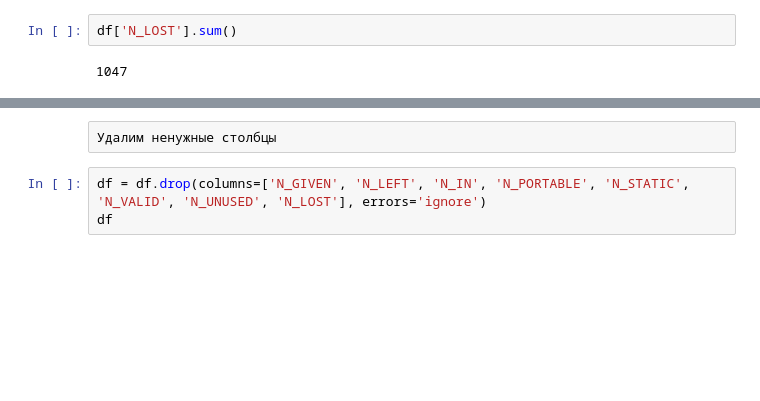
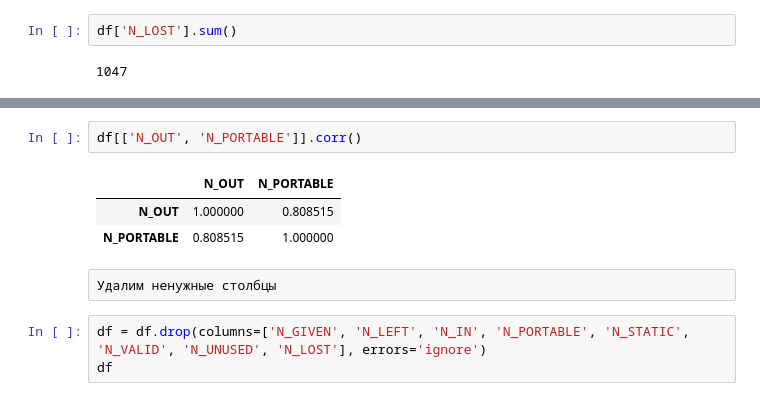
Before and after one commit to MatveyVlasov/visualization, a Jupyter notebook: homework03/lab3.ipynb, the cells around one changed output, grey strips where cells are left out. Saved outputs shown, nothing was run; the diff lists cells and outputs as text; blank space fills up the shorter version.

```diff
--- a/homework03/lab3.ipynb
+++ b/homework03/lab3.ipynb
@@ -88,3 +98,9 @@ df['N_LOST'].sum()
+# %%
+df[['N_OUT', 'N_PORTABLE']].corr()
+# %% [output]
+|  | N_OUT | N_PORTABLE |
+| N_OUT | 1.000000 | 0.808515 |
+| N_PORTABLE | 0.808515 | 1.000000 |
 # %% [raw]
 Удалим ненужные столбцы
 # %%
```
Also changed, not shown: parts of 2 cells of this notebook.
